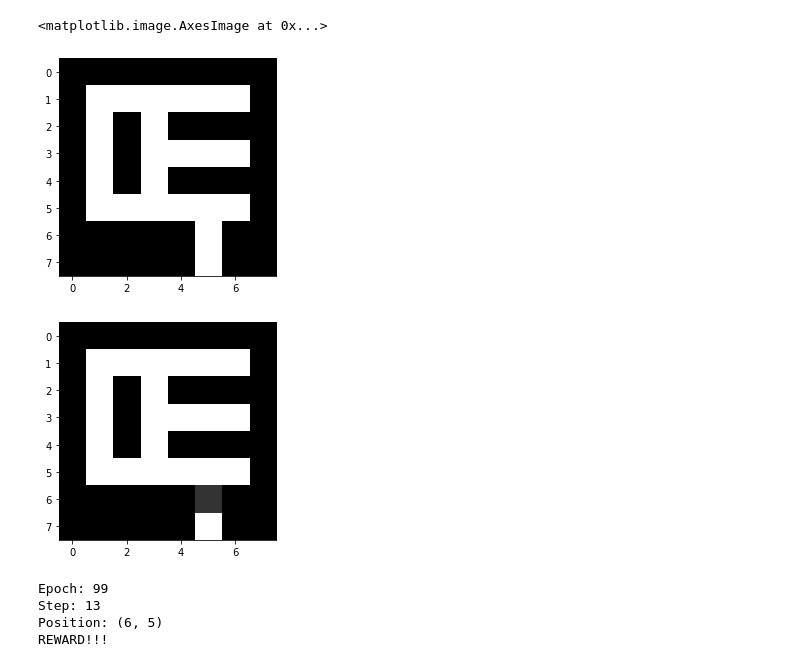
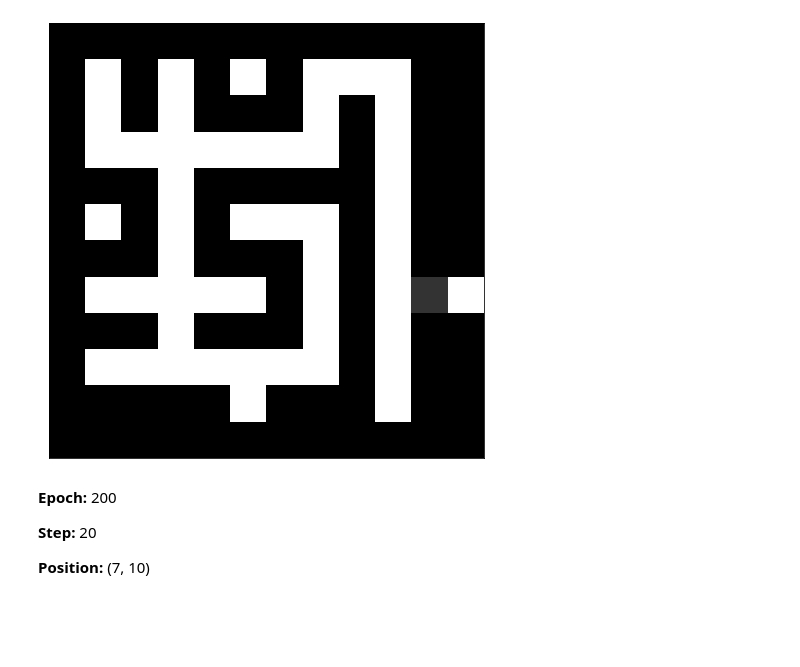
Before and after one commit to SKROLL26/qlearning-maze, a Jupyter notebook: Q Learning Maze.ipynb, the cells around one changed output. Cells and saved outputs as stored; diff of their text form; code cells hidden in the pictures; blank space fills up the shorter version.

Commit message:
Finished Q-Learning algorithm

```diff
--- a/Q Learning Maze.ipynb
+++ b/Q Learning Maze.ipynb
@@ -35,21 +37,15 @@ class Agent:
         self.q_table = np.zeros((self.maze.size, self.actionSpace.size))
 
     def learn(self, lr=0.1, epochs=100, steps_per_epoch=300, epsilon=0.1):
+        epsilon_decay = epsilon/epochs
 
         for i in range(epochs):
             self._reset()
             done = False
 
-            for j in range(300):
-                maze = self.maze.copy()
-                maze[self.pos] = 0.2
-                plt.imshow(maze, cmap='gray')
-                plt.show()
-                print("Epoch: {}\nStep: {}\nPosition: {}".format(i+1, j+1, self.pos))
+            for j in range(steps_per_epoch):
 
-
-
-
+                self.render(i+1, j+1)
                 actions = self.actionSpace
 
                 # Get valid actions that actor can perform from current position
@@ -82,8 +78,7 @@ class Agent:
                     clear_output(wait=True)
                     break
                 clear_output(wait=True)
-        if (i+1)%5 == 0:
-            epsilon -= 0.005
+            epsilon -= epsilon_decay*2
 
     def _reset(self):
         self.pos = self.start
@@ -92,8 +87,8 @@ class Agent:
     def _step(self, action, lr):
         gamma = 0.7
 
-        reward = 10
-        penalty = -1
+        reward = 1
+        penalty = -10
 
 
         if action == 0:
@@ -111,11 +106,9 @@ class Agent:
         if new_pos == self.pos_prev:
             self.q_table[(state_curr, action)] = (1-lr) * self.q_table[(state_curr, action)] + \
                                                  lr * (penalty + gamma * np.max(self.q_table[state_new]))
-            print("PENALTY!")
         else:
             self.q_table[(state_curr, action)] = (1-lr) * self.q_table[(state_curr, action)] + \
                                                  lr * (reward + gamma * np.max(self.q_table[state_new]))
-            print("REWARD!!!")
 
         self.pos_prev = self.pos
         self.pos = new_pos
@@ -132,3 +125,17 @@ class Agent:
         })
         df.index.name = 'state'
         return df
+
+    def render(self, epoch_n, step_n):
+        maze = self.maze.copy()
+        maze[self.pos] = 0.2
+        plt.figure(figsize=(8,8))
+        plt.imshow(maze, cmap='gray')
+        plt.xticks([])
+        plt.yticks([])
+        plt.show()
+        display_html("""<html>
+            <p><b>Epoch:</b> {}</p>
+            <p><b>Step:</b> {}</p>
+            <p><b>Position:</b> {}</p>
+        </html>""".format(epoch_n, step_n, self.pos), raw=True)
@@ -178,15 +215,9 @@ pd_qtable[(pd_qtable.up != 0) | (pd_qtable.down != 0) | (pd_qtable.right != 0) |
 # %%
-agent2 = Agent('maze3.png', (1, 1))
+agent = Agent("mazes/maze3.png", (32,32))
-# %%
-plt.imshow(agent2.maze, cmap='gray')
-# %% [output]
-<matplotlib.image.AxesImage at 0x...>
-[figure, removed]
 # %%
-agent2.learn(epsilon=0.2)
+agent.learn(epochs=200, epsilon=0.2)
 # %% [output]
-[figure, old version]
+[figure, new version]
-Epoch: 99
-Step: 13
-Position: (6, 5)
-REWARD!!!
+Epoch: 200
+Step: 20
+Position: (7, 10)
```
Also changed, not shown: parts of 30 cells of this notebook, 10 other files.
